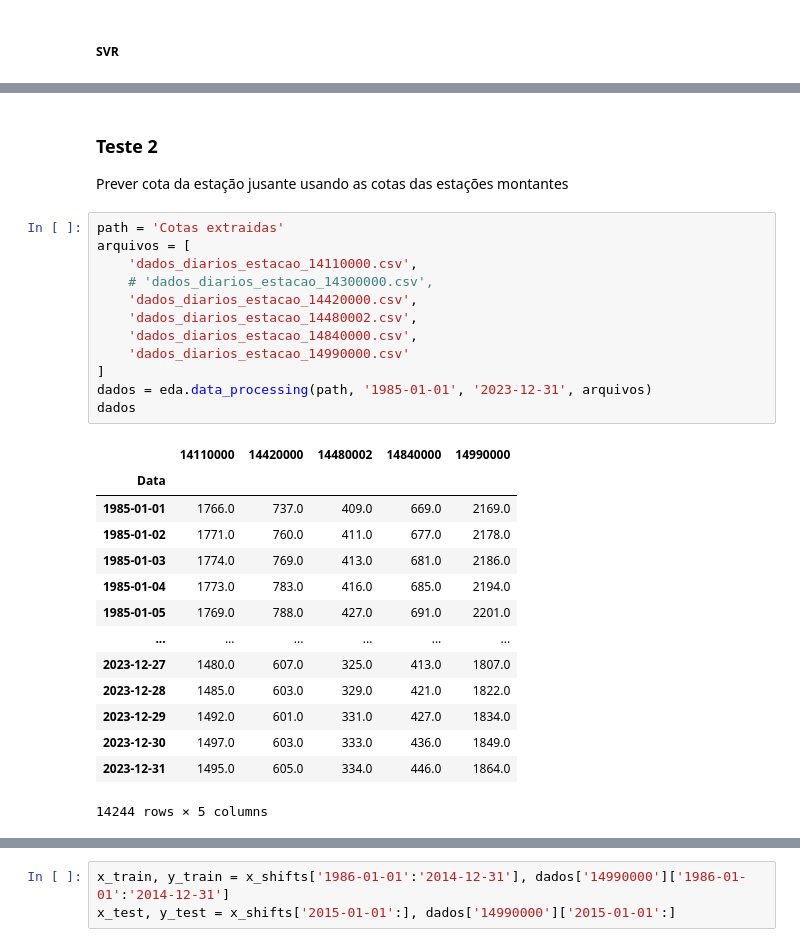
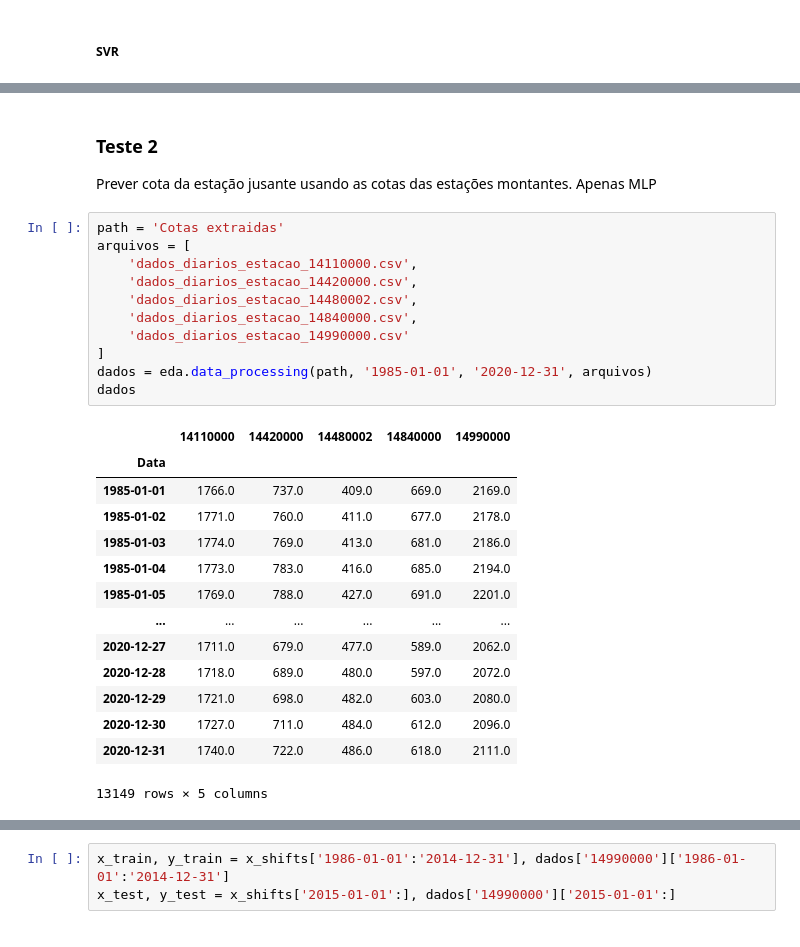
Before and after one commit to DioGS17/ML-HidroPrev, a Jupyter notebook: teste_estacao_14990000.ipynb, the cells around one changed output, grey strips where cells are left out. Saved outputs shown, nothing was run; the diff lists cells and outputs as text.

```diff
--- a/teste_estacao_14990000.ipynb
+++ b/teste_estacao_14990000.ipynb
@@ -213,31 +161,30 @@ MAE = 223.8508
 # %% [markdown]
 ### Teste 2
 
-Prever cota da estação jusante usando as cotas das estações montantes
+Prever cota da estação jusante usando as cotas das estações montantes. Apenas MLP
 # %%
 path = 'Cotas extraidas'
 arquivos = [
     'dados_diarios_estacao_14110000.csv',
-    # 'dados_diarios_estacao_14300000.csv',
     'dados_diarios_estacao_14420000.csv',
     'dados_diarios_estacao_14480002.csv',
     'dados_diarios_estacao_14840000.csv',
     'dados_diarios_estacao_14990000.csv'
 ]
-dados = eda.data_processing(path, '1985-01-01', '2023-12-31', arquivos)
+dados = eda.data_processing(path, '1985-01-01', '2020-12-31', arquivos)
 dados
 # %% [output]
 |  | 14110000 | 14420000 | 14480002 | 14840000 | 14990000 |
 | Data |  |  |  |  |  |
 | 1985-01-01 | 1766.0 | 737.0 | 409.0 | 669.0 | 2169.0 |
 | 1985-01-02 | 1771.0 | 760.0 | 411.0 | 677.0 | 2178.0 |
 | 1985-01-03 | 1774.0 | 769.0 | 413.0 | 681.0 | 2186.0 |
 | 1985-01-04 | 1773.0 | 783.0 | 416.0 | 685.0 | 2194.0 |
 | 1985-01-05 | 1769.0 | 788.0 | 427.0 | 691.0 | 2201.0 |
 | ... | ... | ... | ... | ... | ... |
-| 2023-12-27 | 1480.0 | 607.0 | 325.0 | 413.0 | 1807.0 |
-| 2023-12-28 | 1485.0 | 603.0 | 329.0 | 421.0 | 1822.0 |
-| 2023-12-29 | 1492.0 | 601.0 | 331.0 | 427.0 | 1834.0 |
-| 2023-12-30 | 1497.0 | 603.0 | 333.0 | 436.0 | 1849.0 |
-| 2023-12-31 | 1495.0 | 605.0 | 334.0 | 446.0 | 1864.0 |
+| 2020-12-27 | 1711.0 | 679.0 | 477.0 | 589.0 | 2062.0 |
+| 2020-12-28 | 1718.0 | 689.0 | 480.0 | 597.0 | 2072.0 |
+| 2020-12-29 | 1721.0 | 698.0 | 482.0 | 603.0 | 2080.0 |
+| 2020-12-30 | 1727.0 | 711.0 | 484.0 | 612.0 | 2096.0 |
+| 2020-12-31 | 1740.0 | 722.0 | 486.0 | 618.0 | 2111.0 |
-14244 rows × 5 columns
+13149 rows × 5 columns
```
Also changed, not shown: parts of 41 cells of this notebook, 13 other files.
